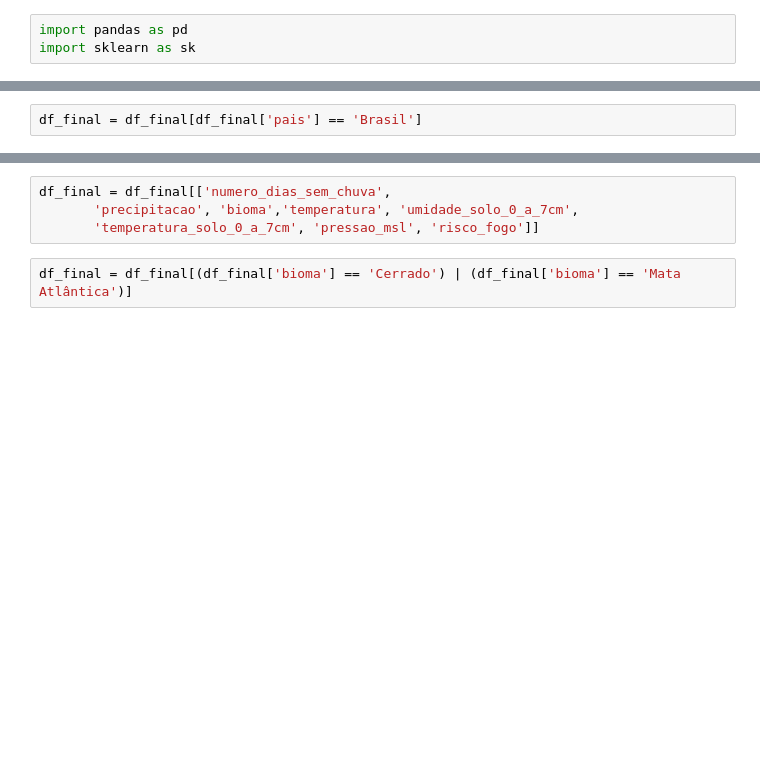
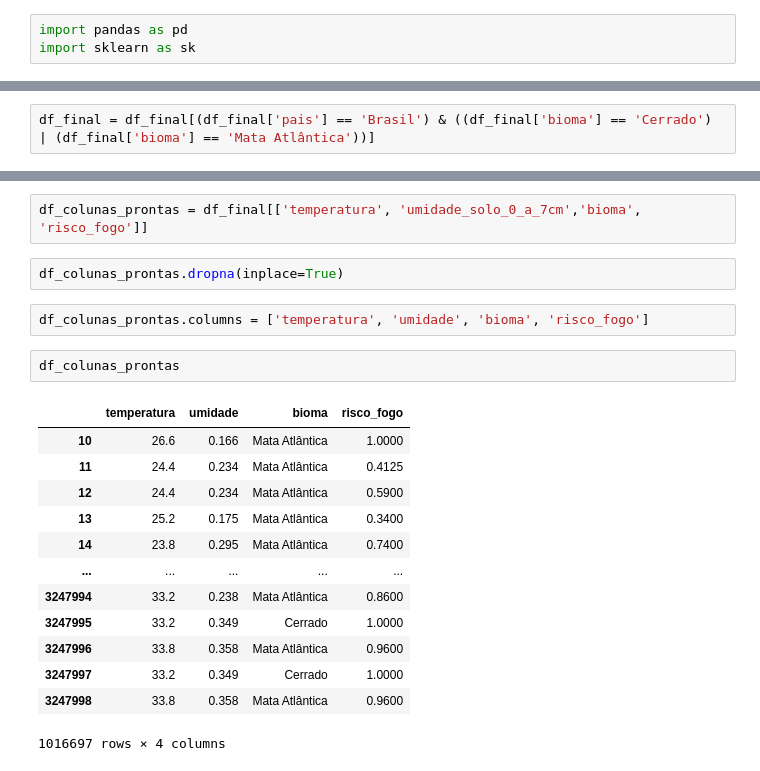
Before and after one commit to solovee/fire_watch_ia, a Jupyter notebook: main.ipynb, the cells around one changed output, grey strips where cells are left out. Cells and saved outputs as stored; diff of their text form; blank space fills up the shorter version.

```diff
--- a/main.ipynb
+++ b/main.ipynb
@@ -30,2 +46,2 @@ Nenhum arquivo .csv foi encontrado no diretório atual.
 # %%
-df_final = df_final[df_final['pais'] == 'Brasil']
+df_final = df_final[(df_final['pais'] == 'Brasil') & ((df_final['bioma'] == 'Cerrado') | (df_final['bioma'] == 'Mata Atlântica'))]
@@ -44,6 +58,22 @@ Index(['id', 'lat', 'lon', 'data_hora_gmt', 'satelite', 'municipio', 'estado',
+# %%
+df_colunas_prontas = df_final[['temperatura', 'umidade_solo_0_a_7cm','bioma', 'risco_fogo']]
+# %%
+df_colunas_prontas.dropna(inplace=True)
 # %%
-df_final = df_final[['numero_dias_sem_chuva',
-       'precipitacao', 'bioma','temperatura', 'umidade_solo_0_a_7cm',
-       'temperatura_solo_0_a_7cm', 'pressao_msl', 'risco_fogo']]
+df_colunas_prontas.columns = ['temperatura', 'umidade', 'bioma', 'risco_fogo']
 # %%
-df_final = df_final[(df_final['bioma'] == 'Cerrado') | (df_final['bioma'] == 'Mata Atlântica')]
+df_colunas_prontas
+# %% [output]
+|  | temperatura | umidade | bioma | risco_fogo |
+| 10 | 26.6 | 0.166 | Mata Atlântica | 1.0000 |
+| 11 | 24.4 | 0.234 | Mata Atlântica | 0.4125 |
+| 12 | 24.4 | 0.234 | Mata Atlântica | 0.5900 |
+| 13 | 25.2 | 0.175 | Mata Atlântica | 0.3400 |
+| 14 | 23.8 | 0.295 | Mata Atlântica | 0.7400 |
+| ... | ... | ... | ... | ... |
+| 3247994 | 33.2 | 0.238 | Mata Atlântica | 0.8600 |
+| 3247995 | 33.2 | 0.349 | Cerrado | 1.0000 |
+| 3247996 | 33.8 | 0.358 | Mata Atlântica | 0.9600 |
+| 3247997 | 33.2 | 0.349 | Cerrado | 1.0000 |
+| 3247998 | 33.8 | 0.358 | Mata Atlântica | 0.9600 |
+1016697 rows × 4 columns
```
Also changed, not shown: parts of 11 cells of this notebook.
